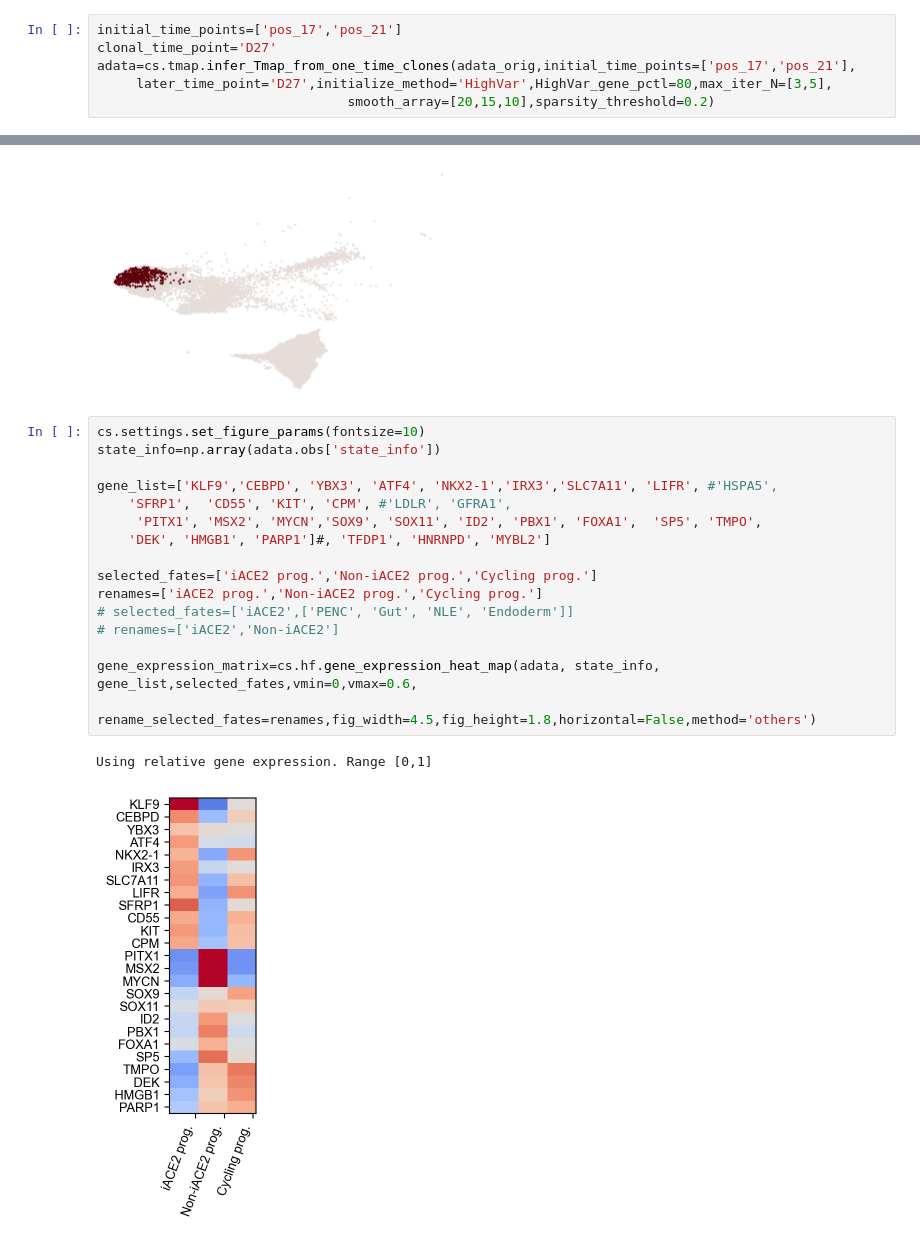
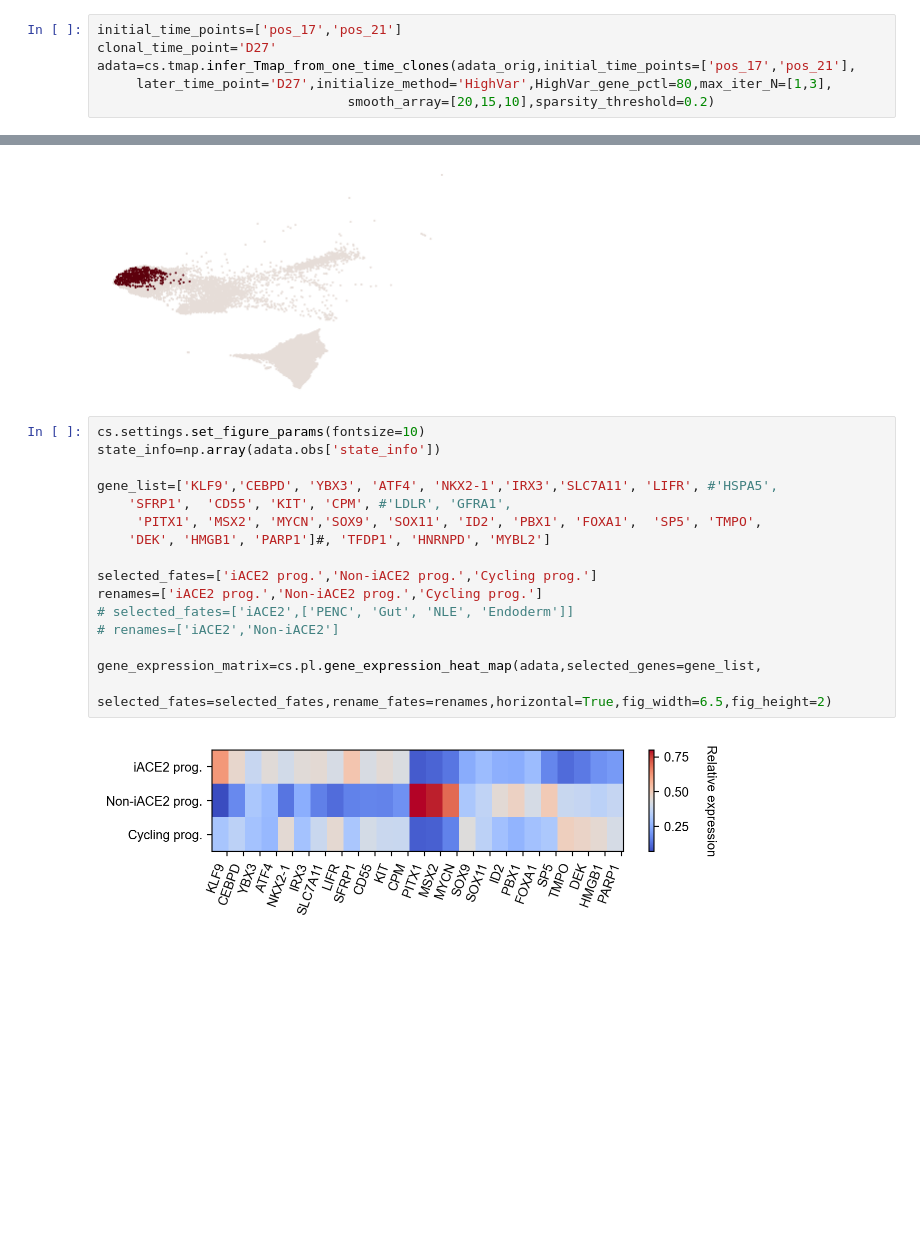
Before and after one commit to AllonKleinLab/cospar, a Jupyter notebook: docs/source/20210121_lung_data_v2.ipynb, the cells around one changed output, grey strips where cells are left out. Drawn from its saved outputs; the diff is of its cells as text; blank space fills up the shorter version.

```diff
--- a/docs/source/20210121_lung_data_v2.ipynb
+++ b/docs/source/20210121_lung_data_v2.ipynb
@@ -91,7 +87,7 @@ It takes around 9 minutes to run it for the first time (the data has ~15000 cell
 initial_time_points=['pos_17','pos_21']
 clonal_time_point='D27'
 adata=cs.tmap.infer_Tmap_from_one_time_clones(adata_orig,initial_time_points=['pos_17','pos_21'],
-     later_time_point='D27',initialize_method='HighVar',HighVar_gene_pctl=80,max_iter_N=[3,5],
+     later_time_point='D27',initialize_method='HighVar',HighVar_gene_pctl=80,max_iter_N=[1,3],
                                 smooth_array=[20,15,10],sparsity_threshold=0.2)
 # %% [output]
 Trying to set attribute `.uns` of view, copying.
@@ -215,19 +211,18 @@ cs.pl.customized_embedding(x_emb,y_emb,group_idx_3)
 # %%
 cs.settings.set_figure_params(fontsize=10)
 state_info=np.array(adata.obs['state_info'])
 
 gene_list=['KLF9','CEBPD', 'YBX3', 'ATF4', 'NKX2-1','IRX3','SLC7A11', 'LIFR', #'HSPA5',
     'SFRP1',  'CD55', 'KIT', 'CPM', #'LDLR', 'GFRA1',
      'PITX1', 'MSX2', 'MYCN','SOX9', 'SOX11', 'ID2', 'PBX1', 'FOXA1',  'SP5', 'TMPO',
     'DEK', 'HMGB1', 'PARP1']#, 'TFDP1', 'HNRNPD', 'MYBL2']
 
 selected_fates=['iACE2 prog.','Non-iACE2 prog.','Cycling prog.']
 renames=['iACE2 prog.','Non-iACE2 prog.','Cycling prog.']
 # selected_fates=['iACE2',['PENC', 'Gut', 'NLE', 'Endoderm']]
 # renames=['iACE2','Non-iACE2']
 
-gene_expression_matrix=cs.hf.gene_expression_heat_map(adata, state_info, gene_list,selected_fates,vmin=0,vmax=0.6,
-                        rename_selected_fates=renames,fig_width=4.5,fig_height=1.8,horizontal=False,method='others')
+gene_expression_matrix=cs.pl.gene_expression_heat_map(adata,selected_genes=gene_list,
+            selected_fates=selected_fates,rename_fates=renames,horizontal=True,fig_width=6.5,fig_height=2)
 # %% [output]
-Using relative gene expression. Range [0,1]
-[figure, old version]
+[figure, new version]
```
Also changed, not shown: parts of 7 cells of this notebook, 11 other files.
